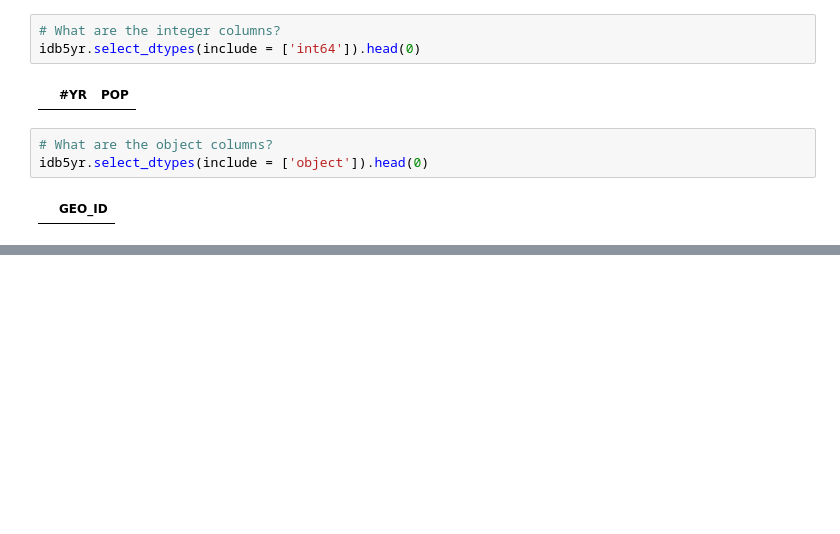
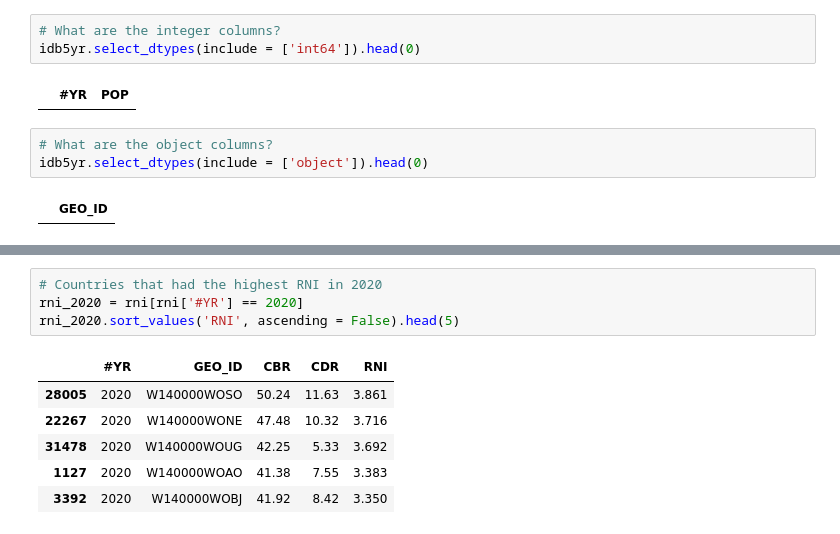
Before and after one commit to thaianle/international-database, a Jupyter notebook: idb5yr-python.ipynb, the cells around one changed output, grey strips where cells are left out. Drawn from its saved outputs; the diff is of its cells as text; blank space fills up the shorter version.

```diff
--- a/idb5yr-python.ipynb
+++ b/idb5yr-python.ipynb
@@ -91,0 +130,11 @@ idb5yr.describe()
+# %%
+# Countries that had the highest RNI in 2020
+rni_2020 = rni[rni['#YR'] == 2020]
+rni_2020.sort_values('RNI', ascending = False).head(5)
+# %% [output]
+|  | #YR | GEO_ID | CBR | CDR | RNI |
+| 28005 | 2020 | W140000WOSO | 50.24 | 11.63 | 3.861 |
+| 22267 | 2020 | W140000WONE | 47.48 | 10.32 | 3.716 |
+| 31478 | 2020 | W140000WOUG | 42.25 | 5.33 | 3.692 |
+| 1127 | 2020 | W140000WOAO | 41.38 | 7.55 | 3.383 |
+| 3392 | 2020 | W140000WOBJ | 41.92 | 8.42 | 3.350 |
```
Also changed, not shown: parts of 5 cells of this notebook.
